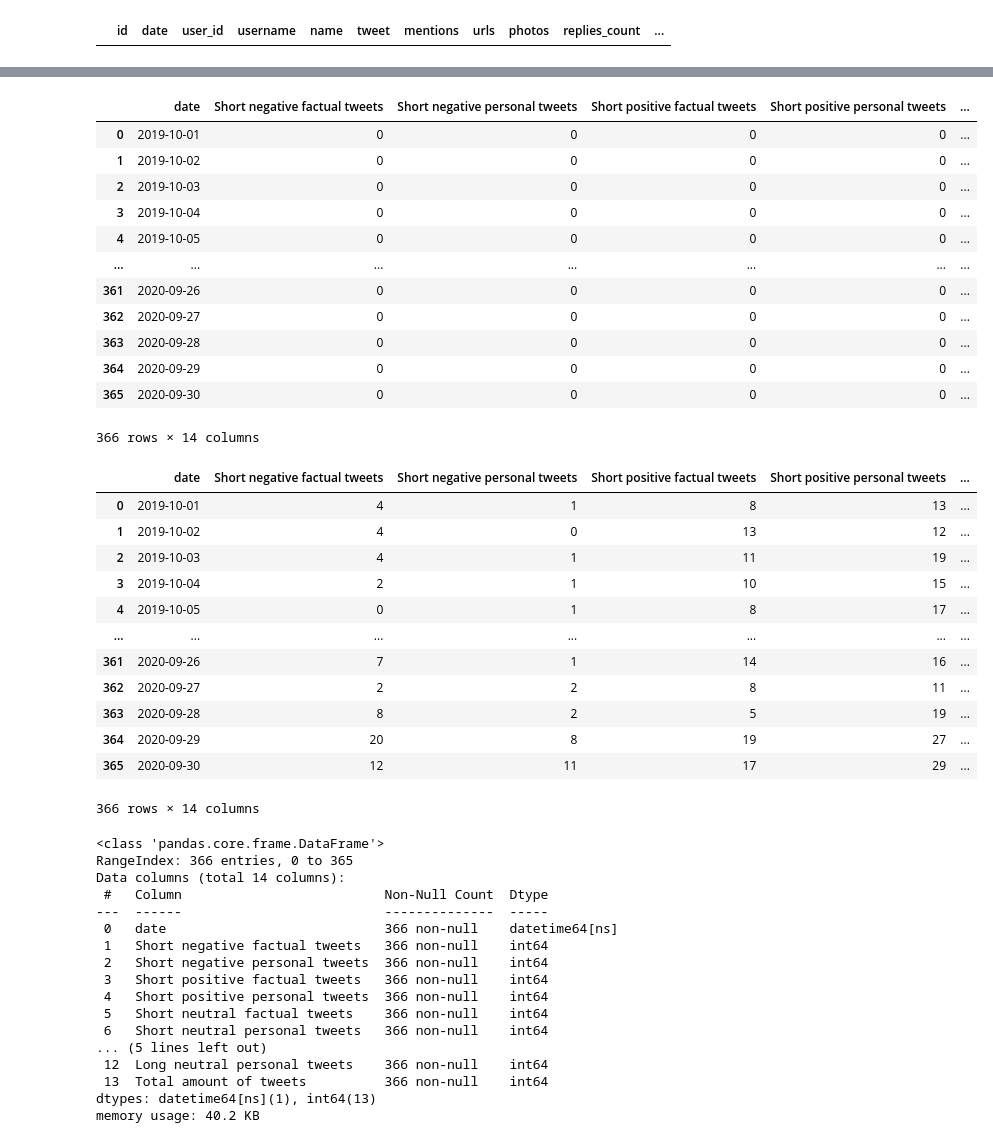
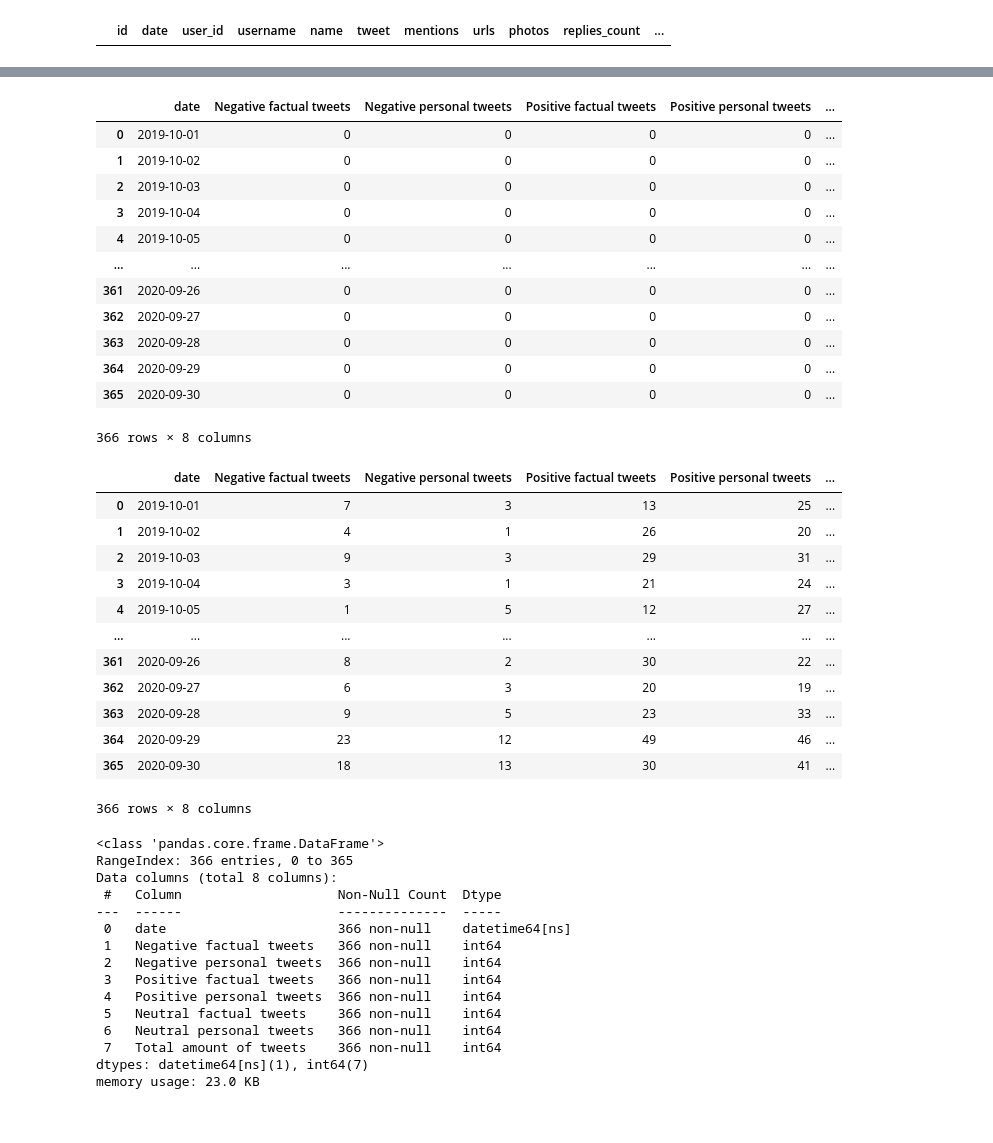
Before and after one commit to RobertNowak92/Wplyw_mediow_spolecznosciowych_na_gilde, a Jupyter notebook: Berkshire_hathaway_during_pandemic_cleaned_and_prepared.ipynb, the cells around one changed output, grey strips where cells are left out. Saved outputs shown, nothing was run; the diff lists cells and outputs as text; code cells hidden in the pictures.

```diff
--- a/Berkshire_hathaway_during_pandemic_cleaned_and_prepared.ipynb
+++ b/Berkshire_hathaway_during_pandemic_cleaned_and_prepared.ipynb
@@ -296,18 +296,16 @@ BH_tweets_during_pandemic_clean.to_csv('dane/BH_tweets_during_pandemic_clean.csv
 # %%
 #Create dataframe for textanalysis for each day
 BH_tweets_during_pandemic_textanalysis = pd.date_range(BH_tweets_during_pandemic_clean['date'].min(),
                                                        BH_tweets_during_pandemic_clean['date'].max(),freq='d')
 BH_tweets_during_pandemic_textanalysis = pd.DataFrame(BH_tweets_during_pandemic_textanalysis, columns = ['date'])
-column_names = ['Short negative factual tweets', 'Short negative personal tweets', 'Short positive factual tweets',
-                'Short positive personal tweets', 'Short neutral factual tweets', 'Short neutral personal tweets',
-                'Long negative factual tweets', 'Long negative personal tweets', 'Long positive factual tweets',
-                'Long positive personal tweets', 'Long neutral factual tweets', 'Long neutral personal tweets',
+column_names = ['Negative factual tweets', 'Negative personal tweets', 'Positive factual tweets',
+                'Positive personal tweets', 'Neutral factual tweets', 'Neutral personal tweets',
                 'Total amount of tweets']
 for column in column_names:
     BH_tweets_during_pandemic_textanalysis[column] = 0
 BH_tweets_during_pandemic_textanalysis
 # %% [output]
-|  | date | Short negative factual tweets | Short negative personal tweets | Short positive factual tweets | Short positive personal tweets | ... |
+|  | date | Negative factual tweets | Negative personal tweets | Positive factual tweets | Positive personal tweets | ... |
 | 0 | 2019-10-01 | 0 | 0 | 0 | 0 | ... |
 | 1 | 2019-10-02 | 0 | 0 | 0 | 0 | ... |
 | 2 | 2019-10-03 | 0 | 0 | 0 | 0 | ... |
@@ -319,7 +317,7 @@ BH_tweets_during_pandemic_textanalysis
 | 363 | 2020-09-28 | 0 | 0 | 0 | 0 | ... |
 | 364 | 2020-09-29 | 0 | 0 | 0 | 0 | ... |
 | 365 | 2020-09-30 | 0 | 0 | 0 | 0 | ... |
-366 rows × 14 columns
+366 rows × 8 columns
 # %%
 #Analysis of opinion and number of words using the textblob package
 for i in range(BH_tweets_during_pandemic_clean.shape[0]):
@@ -373,39 +348,37 @@ for i in range(BH_tweets_during_pandemic_clean.shape[0]):
 # %%
 BH_tweets_during_pandemic_textanalysis
 # %% [output]
-|  | date | Short negative factual tweets | Short negative personal tweets | Short positive factual tweets | Short positive personal tweets | ... |
-| 0 | 2019-10-01 | 4 | 1 | 8 | 13 | ... |
-| 1 | 2019-10-02 | 4 | 0 | 13 | 12 | ... |
-| 2 | 2019-10-03 | 4 | 1 | 11 | 19 | ... |
-| 3 | 2019-10-04 | 2 | 1 | 10 | 15 | ... |
-| 4 | 2019-10-05 | 0 | 1 | 8 | 17 | ... |
+|  | date | Negative factual tweets | Negative personal tweets | Positive factual tweets | Positive personal tweets | ... |
+| 0 | 2019-10-01 | 7 | 3 | 13 | 25 | ... |
+| 1 | 2019-10-02 | 4 | 1 | 26 | 20 | ... |
+| 2 | 2019-10-03 | 9 | 3 | 29 | 31 | ... |
+| 3 | 2019-10-04 | 3 | 1 | 21 | 24 | ... |
+| 4 | 2019-10-05 | 1 | 5 | 12 | 27 | ... |
 | ... | ... | ... | ... | ... | ... | ... |
-| 361 | 2020-09-26 | 7 | 1 | 14 | 16 | ... |
-| 362 | 2020-09-27 | 2 | 2 | 8 | 11 | ... |
-| 363 | 2020-09-28 | 8 | 2 | 5 | 19 | ... |
-| 364 | 2020-09-29 | 20 | 8 | 19 | 27 | ... |
-| 365 | 2020-09-30 | 12 | 11 | 17 | 29 | ... |
+| 361 | 2020-09-26 | 8 | 2 | 30 | 22 | ... |
+| 362 | 2020-09-27 | 6 | 3 | 20 | 19 | ... |
+| 363 | 2020-09-28 | 9 | 5 | 23 | 33 | ... |
+| 364 | 2020-09-29 | 23 | 12 | 49 | 46 | ... |
+| 365 | 2020-09-30 | 18 | 13 | 30 | 41 | ... |
-366 rows × 14 columns
+366 rows × 8 columns
 # %%
 BH_tweets_during_pandemic_textanalysis.info()
 # %% [output]
 <class 'pandas.core.frame.DataFrame'>
 RangeIndex: 366 entries, 0 to 365
-Data columns (total 14 columns):
- #   Column                          Non-Null Count  Dtype
----  ------                          --------------  -----
- 0   date                            366 non-null    datetime64[ns]
- 1   Short negative factual tweets   366 non-null    int64
- 2   Short negative personal tweets  366 non-null    int64
- 3   Short positive factual tweets   366 non-null    int64
- 4   Short positive personal tweets  366 non-null    int64
- 5   Short neutral factual tweets    366 non-null    int64
- 6   Short neutral personal tweets   366 non-null    int64
-... (5 lines left out)
- 12  Long neutral personal tweets    366 non-null    int64
- 13  Total amount of tweets          366 non-null    int64
-dtypes: datetime64[ns](1), int64(13)
-memory usage: 40.2 KB
+Data columns (total 8 columns):
+ #   Column                    Non-Null Count  Dtype
+---  ------                    --------------  -----
+ 0   date                      366 non-null    datetime64[ns]
+ 1   Negative factual tweets   366 non-null    int64
+ 2   Negative personal tweets  366 non-null    int64
+ 3   Positive factual tweets   366 non-null    int64
+ 4   Positive personal tweets  366 non-null    int64
+ 5   Neutral factual tweets    366 non-null    int64
+ 6   Neutral personal tweets   366 non-null    int64
+ 7   Total amount of tweets    366 non-null    int64
+dtypes: datetime64[ns](1), int64(7)
+memory usage: 23.0 KB
 # %%
 #Save text analysis data in csv format
 BH_tweets_during_pandemic_textanalysis.to_csv('dane/BH_tweets_during_pandemic_textanalysis.csv', index=False)
```
Also changed, not shown: parts of 3 cells of this notebook, 6 other files.
